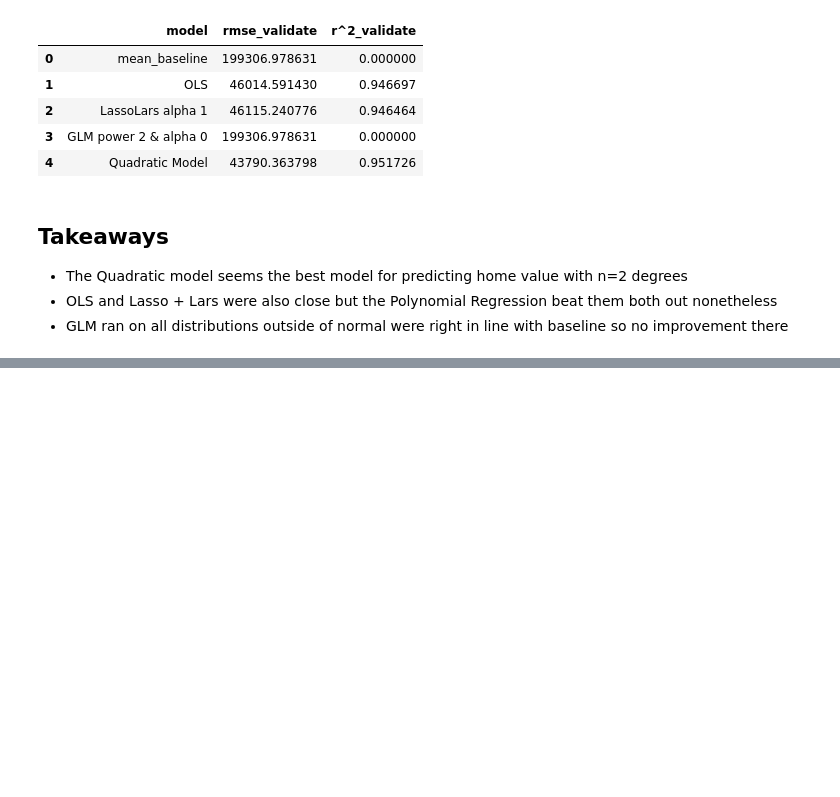
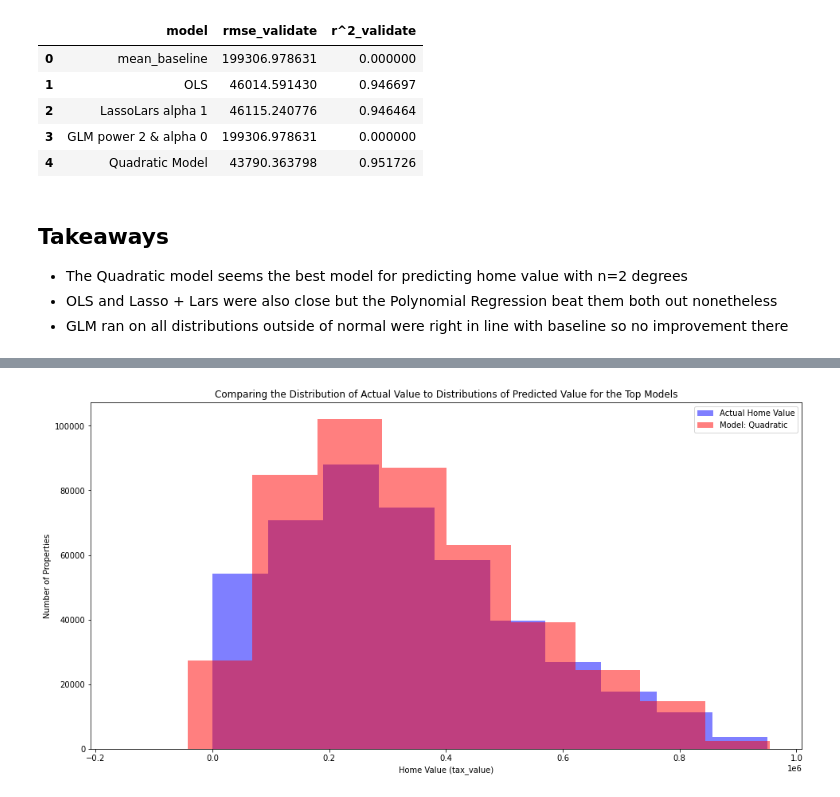
Before and after one commit to Larry-Holmes/regression-exercises, a Jupyter notebook: modeling.ipynb, the cells around one changed output, grey strips where cells are left out. Cells and saved outputs as stored; diff of their text form; code cells hidden in the pictures; blank space fills up the shorter version.

```diff
--- a/modeling.ipynb
+++ b/modeling.ipynb
@@ -245,0 +264,14 @@ metric_df
+# %%
+# plot to visualize actual vs predicted.
+plt.figure(figsize=(16,8))
+plt.hist(y_validate.tax_value, color='blue', alpha=.5, label="Actual Home Value")
+plt.hist(y_validate.tv_pred_lm2, color='red', alpha=.5, label="Model: Quadratic")
+# plt.hist(y_validate.G3_pred_glm, color='yellow', alpha=.5, label="Model: TweedieRegressor")
+# plt.hist(y_validate.G3_pred_lm2, color='green', alpha=.5, label="Model 2nd degree Polynomial")
+plt.xlabel("Home Value (tax_value)")
+plt.ylabel("Number of Properties")
+plt.title("Comparing the Distribution of Actual Value to Distributions of Predicted Value for the Top Models")
+plt.legend()
+plt.show()
+# %% [output]
+[figure, added]
```
Also changed, not shown: parts of 1 cell of this notebook.
